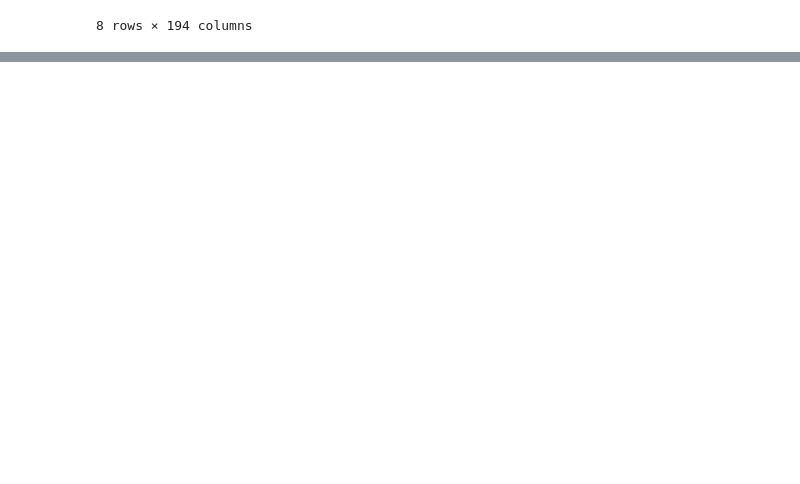
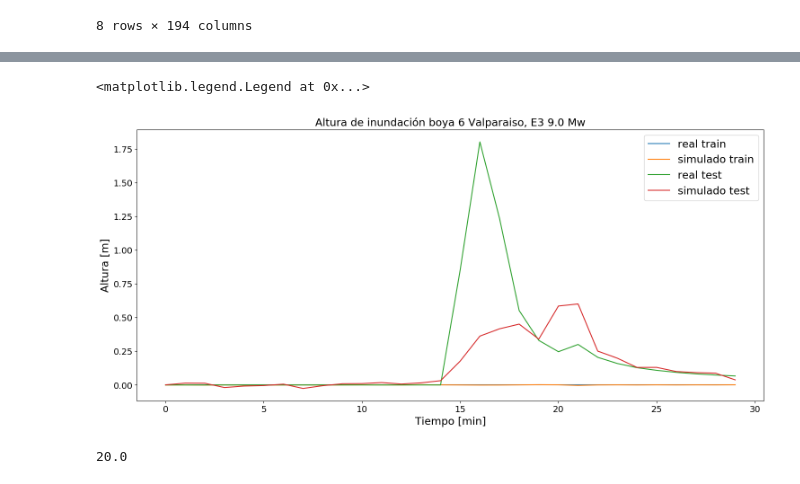
Before and after one commit to jorgenunezc/tsunami-warning, a Jupyter notebook: lstm_hysea.ipynb, the cells around one changed output, grey strips where cells are left out. Saved outputs shown, nothing was run; the diff lists cells and outputs as text; code cells hidden in the pictures; blank space fills up the shorter version.

```diff
--- a/lstm_hysea.ipynb
+++ b/lstm_hysea.ipynb
@@ -107,9 +159,9 @@ Text(0, 0.5, 'Altura de ola [m]')
 #data_pre_train, data_pre_temp = train_test_split(data, test_size= 0.5)
 #data_pre_val, data_pre_test = train_test_split(data_pre_temp, test_size= 0.4)
 
-scaler = StandardScaler().fit(df)
-df= pd.DataFrame(scaler.transform(df),
-                                 columns=df.columns)
+#scaler = StandardScaler().fit(df)
+#df= pd.DataFrame(scaler.transform(df),
+#                                 columns=df.columns)
 # %%
 xtest = df.pop('boyas79_ts035') # asigna y quita columna
 ytest = df.pop('inu_vina80_ts035') # asigna y quita columna
@@ -150,18 +202,18 @@ trainY.shape
 # %%
 import time
-epoch = 10
+epoch = 100
 Xm = trainX
 ym = trainY
-tscv = TimeSeriesSplit(n_splits=2)
+tscv = TimeSeriesSplit(n_splits=5)
 start = time.time()
 # define model
 hist = History()
 model = Sequential()
-model.add(LSTM(500, activation='relu', return_sequences=True, input_shape=(n_steps, n_features)))
-model.add(LSTM(1000, activation='relu'))
+model.add(LSTM(200, activation='relu', return_sequences=True, input_shape=(n_steps, n_features)))
+model.add(LSTM(100, activation='relu'))
 model.add(Dense(n_steps))
 #model.compile(optimizer=Adam(lr=0.006), loss='mse')
-model.compile(optimizer='adam', loss='mse')
+model.compile(optimizer=Adam(lr=0.006), loss='mse')
 # fit model
 for train, test in tscv.split(Xm):
     history = model.fit(Xm[train], ym[train],validation_data=(Xm[test], ym[test]), epochs=epoch, verbose=1
@@ -205,6 +260,6 @@ plt.legend(loc='upper right')
 # %%
-trainX = df[:,100]
-trainY = df[:,101]
+trainX = df[:,50]
+trainY = df[:,51]
 trainX=trainX.reshape((1,n_steps,1))
 testX=testX.reshape((1,n_steps,1))
 # %%
@@ -221,22 +278,31 @@ testY = scaler.inverse_transform(testY.reshape(-1,1))
 # %%
-plt.figure(figsize=(18,18), dpi=100)
+plt.figure(figsize=(18,8), dpi=100)
 
-plt.subplot(2,1,1)
+#plt.subplot(2,1,1)
 plt.plot(trainY,label = 'real train')
 plt.plot(trainPredict, label = 'simulado train')
+plt.plot(testY,label = 'real test')
+plt.plot(testPredict, label = 'simulado test')
 plt.rc('xtick', labelsize=17)
 plt.rc('ytick', labelsize=17)
 plt.title('Altura de inundación boya 6 Valparaiso, E3 9.0 Mw',fontsize=17)
 plt.ylabel('Altura [m]',fontsize=17)
-plt.xlabel('Tiempo [s]',fontsize=17)
+plt.xlabel('Tiempo [min]',fontsize=17)
 plt.legend(loc='upper right',fontsize=17)
 
-plt.subplot(2,1,2)
-plt.plot(testY,label = 'real test')
-plt.plot(testPredict, label = 'simulado test')
-plt.rc('xtick', labelsize=17)
-plt.rc('ytick', labelsize=17)
-plt.title('Altura de inundación boya 6 Valparaiso, E3 8.5 Mw',fontsize=17)
-plt.ylabel('Altura [m]',fontsize=17)
-plt.xlabel('Tiempo [s]',fontsize=17)
-plt.legend(loc='upper right',fontsize=17)
+#plt.subplot(2,1,2)
+#plt.plot(testY,label = 'real test')
+#plt.plot(testPredict, label = 'simulado test')
+#plt.rc('xtick', labelsize=17)
+#plt.rc('ytick', labelsize=17)
+#plt.title('Altura de inundación boya 6 Valparaiso, E3 8.5 Mw',fontsize=17)
+#plt.ylabel('Altura [m]',fontsize=17)
+#plt.xlabel('Tiempo [s]',fontsize=17)
+#plt.legend(loc='upper right',fontsize=17)
+# %% [output]
+<matplotlib.legend.Legend at 0x...>
+[figure, added]
+# %%
+1800/90
+# %% [output]
+20.0
```
Also changed, not shown: parts of 15 cells of this notebook.
